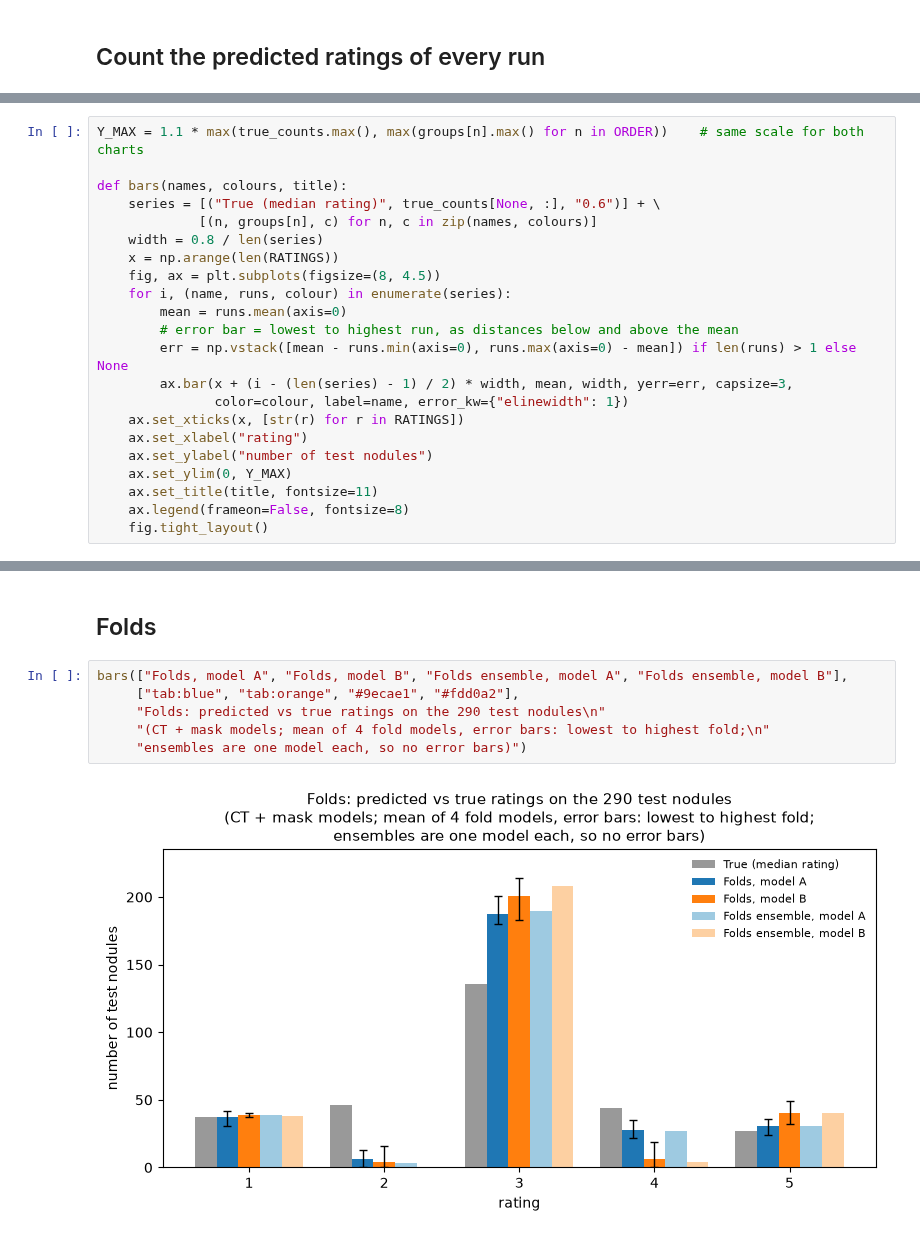
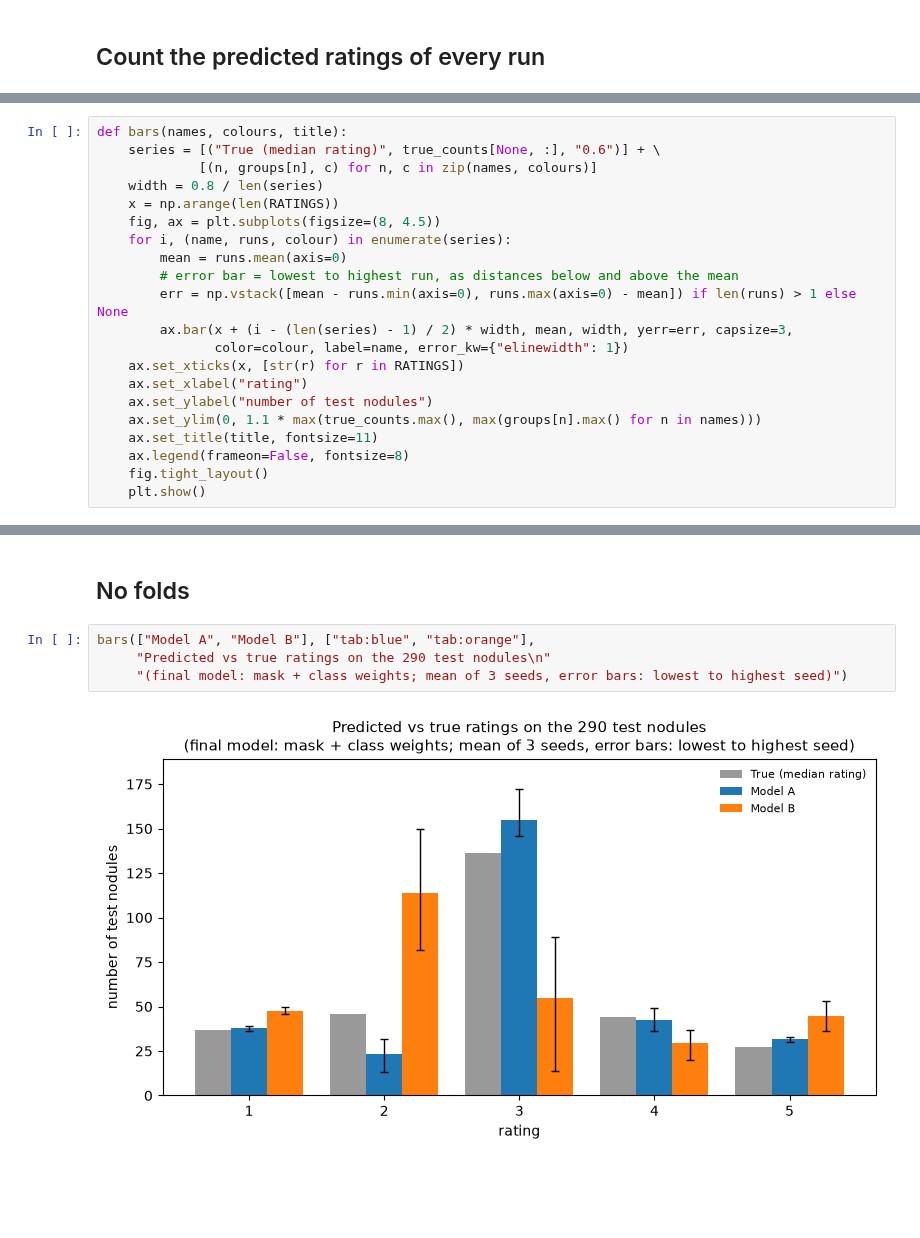
Before and after one commit to CaNtHinkOfaUser/Classifying-malignancy-in-lung-nodules-using-deep-learning-models, a Jupyter notebook: Model/predicted_ratings.ipynb, the cells around one changed output, grey strips where cells are left out. Saved outputs shown, nothing was run; the diff lists cells and outputs as text; blank space fills up the shorter version.

Commit message:
Generation of graphs

```diff
--- a/Model/predicted_ratings.ipynb
+++ b/Model/predicted_ratings.ipynb
@@ -96,6 +76,4 @@ Both charts use the same vertical scale, so they can be compared.
 # %%
-Y_MAX = 1.1 * max(true_counts.max(), max(groups[n].max() for n in ORDER))    # same scale for both charts
-
 def bars(names, colours, title):
     series = [("True (median rating)", true_counts[None, :], "0.6")] + \
              [(n, groups[n], c) for n, c in zip(names, colours)]
@@ -111,7 +89,8 @@ def bars(names, colours, title):
     ax.set_xticks(x, [str(r) for r in RATINGS])
     ax.set_xlabel("rating")
     ax.set_ylabel("number of test nodules")
-    ax.set_ylim(0, Y_MAX)
+    ax.set_ylim(0, 1.1 * max(true_counts.max(), max(groups[n].max() for n in names)))
     ax.set_title(title, fontsize=11)
     ax.legend(frameon=False, fontsize=8)
     fig.tight_layout()
+    plt.show()
@@ -126,10 +97,8 @@ bars(["Single split, model A", "Single split, model B"], ["tab:blue", "tab:orang
-# %% [markdown]
-## Folds
-# %%
-bars(["Folds, model A", "Folds, model B", "Folds ensemble, model A", "Folds ensemble, model B"],
-     ["tab:blue", "tab:orange", "#9ecae1", "#fdd0a2"],
-     "Folds: predicted vs true ratings on the 290 test nodules\n"
-     "(CT + mask models; mean of 4 fold models, error bars: lowest to highest fold;\n"
-     "ensembles are one model each, so no error bars)")
-# %% [output]
-[figure, removed]
+# %% [markdown]
+## No folds
+# %%
+bars(["Model A", "Model B"], ["tab:blue", "tab:orange"],
+     "Predicted vs true ratings on the 290 test nodules\n"
+     "(final model: mask + class weights; mean of 3 seeds, error bars: lowest to highest seed)")
+# %% [output]
+[figure, added]
```
Also changed, not shown: parts of 8 cells of this notebook, 8 other files.
